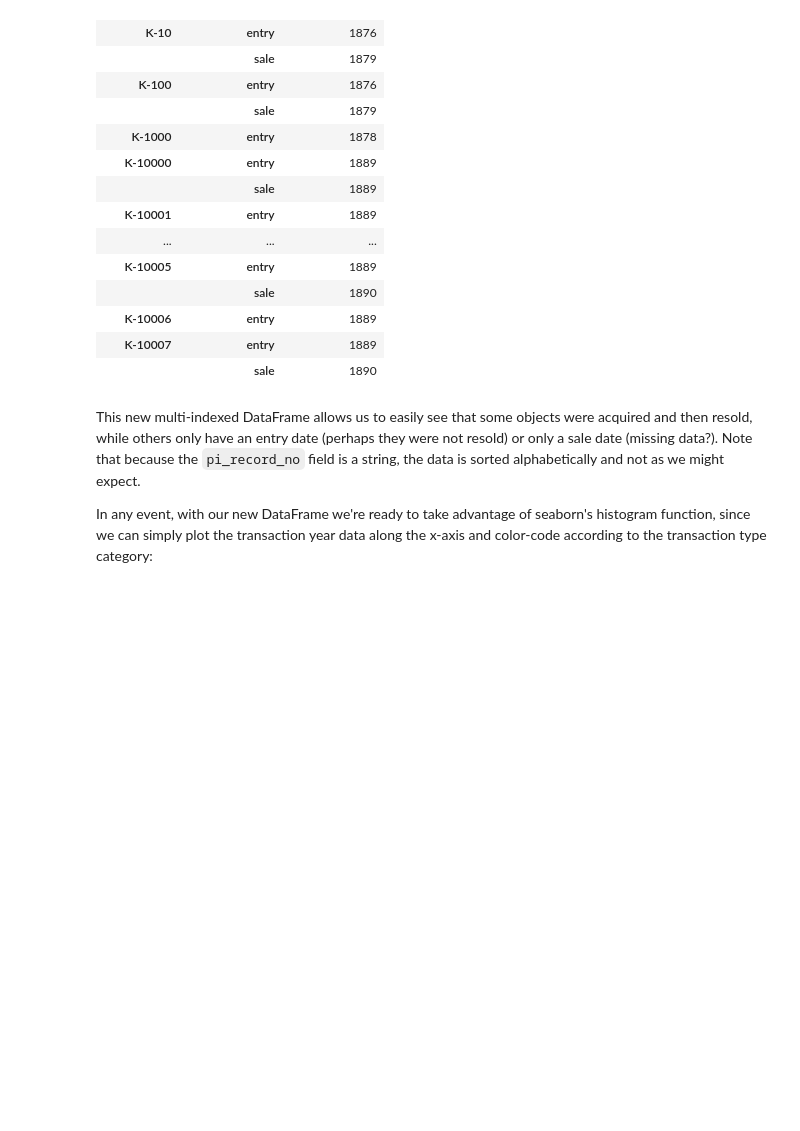
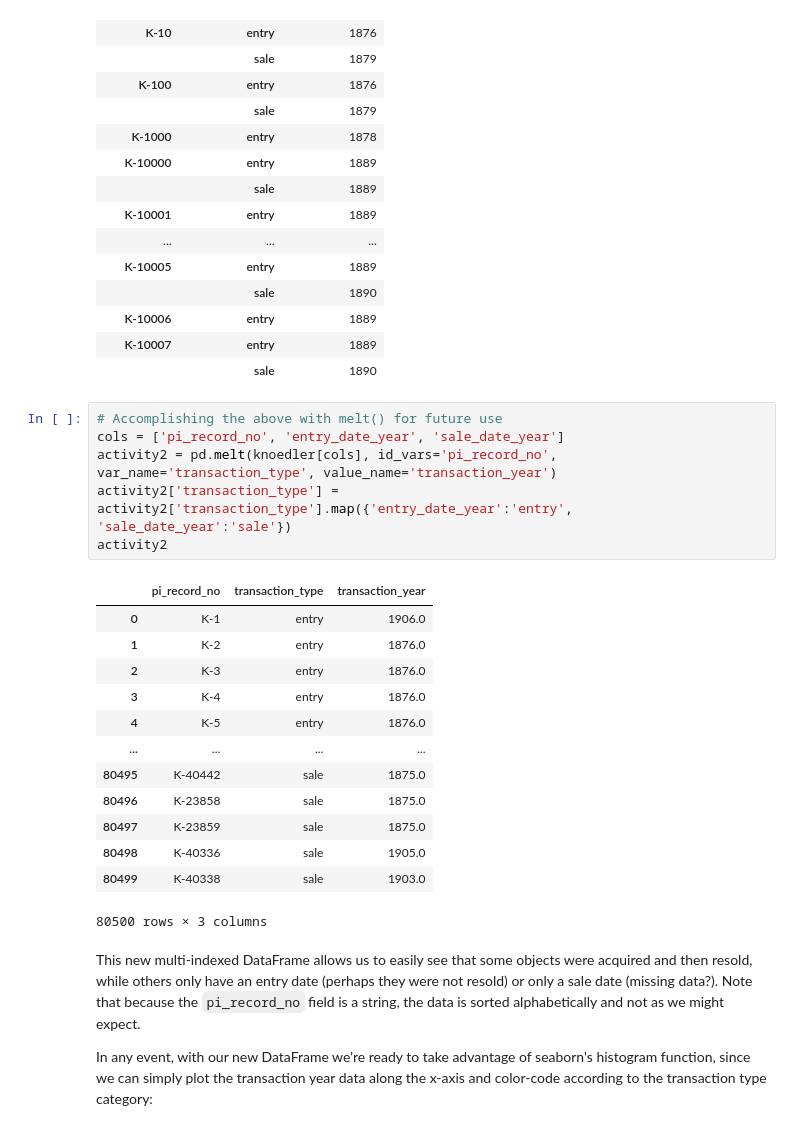
Before and after one commit to zrottman/data-exploration, a Jupyter notebook: knoedler/01_transaction-volume.ipynb, the cells around one changed output. Cells and saved outputs as stored; diff of their text form; blank space fills up the shorter version.

```diff
--- a/knoedler/01_transaction-volume.ipynb
+++ b/knoedler/01_transaction-volume.ipynb
@@ -169,6 +169,26 @@ activity.set_index(['pi_record_no', 'transaction_type']).sort_index().head(20)
 | K-10006 | entry | 1889 |
 | K-10007 | entry | 1889 |
 |  | sale | 1890 |
+# %%
+# Accomplishing the above with melt() for future use
+cols = ['pi_record_no', 'entry_date_year', 'sale_date_year']
+activity2 = pd.melt(knoedler[cols], id_vars='pi_record_no', var_name='transaction_type', value_name='transaction_year')
+activity2['transaction_type'] = activity2['transaction_type'].map({'entry_date_year':'entry', 'sale_date_year':'sale'})
+activity2
+# %% [output]
+|  | pi_record_no | transaction_type | transaction_year |
+| 0 | K-1 | entry | 1906.0 |
+| 1 | K-2 | entry | 1876.0 |
+| 2 | K-3 | entry | 1876.0 |
+| 3 | K-4 | entry | 1876.0 |
+| 4 | K-5 | entry | 1876.0 |
+| ... | ... | ... | ... |
+| 80495 | K-40442 | sale | 1875.0 |
+| 80496 | K-23858 | sale | 1875.0 |
+| 80497 | K-23859 | sale | 1875.0 |
+| 80498 | K-40336 | sale | 1905.0 |
+| 80499 | K-40338 | sale | 1903.0 |
+80500 rows × 3 columns
 # %% [markdown]
 This new multi-indexed DataFrame allows us to easily see that some objects were acquired and then resold, while others only have an entry date (perhaps they were not resold) or only a sale date (missing data?). Note that because the <code>pi_record_no</code> field is a string, the data is sorted alphabetically and not as we might expect.
 
```
Also changed, not shown: parts of 10 cells of this notebook, 3 other files.
